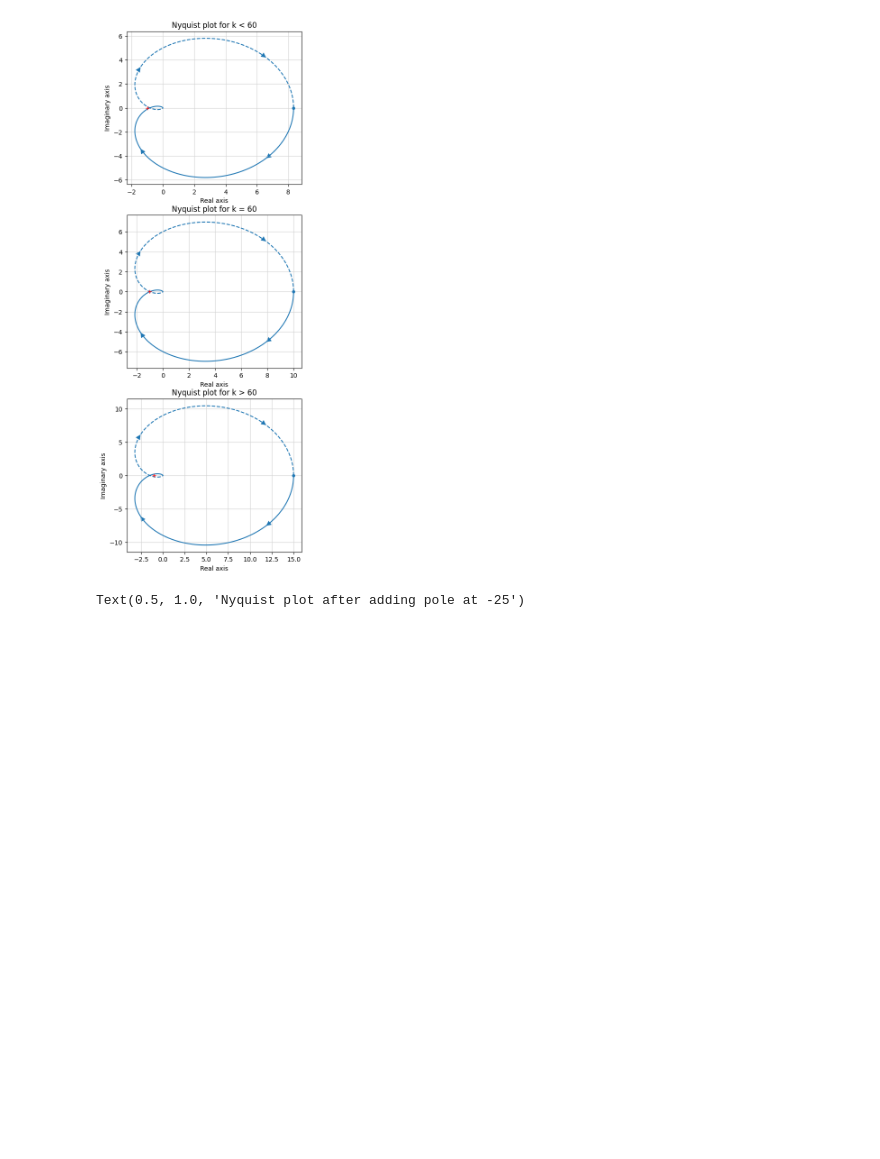
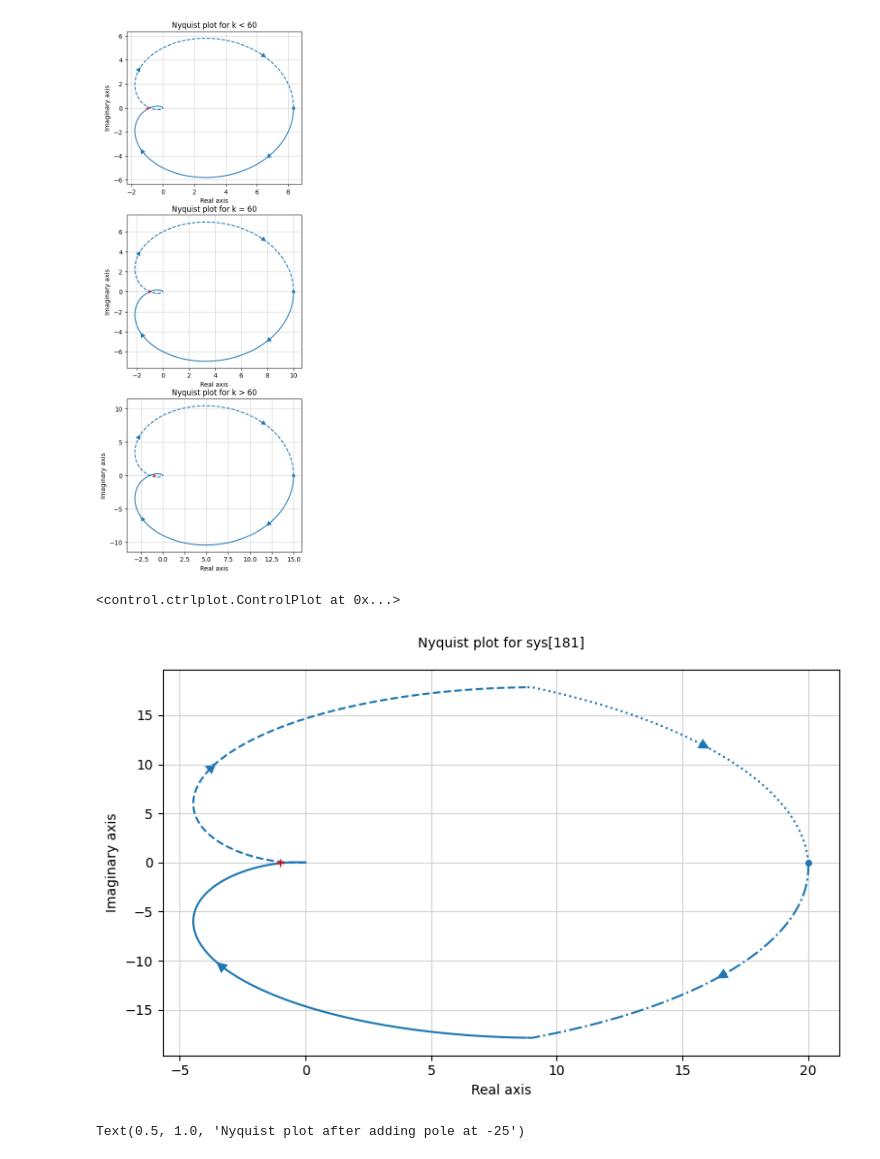
Before and after one commit to shawal-mbalire/BELE, a Jupyter notebook: bele32/control/python/7nyquist.ipynb, the cells around one changed output. Drawn from its saved outputs; the diff is of its cells as text; code cells hidden in the pictures; blank space fills up the shorter version.

```diff
--- a/bele32/control/python/7nyquist.ipynb
+++ b/bele32/control/python/7nyquist.ipynb
@@ -28,6 +28,28 @@ plt.title('Nyquist plot for k > 60')
 # %% [output]
 Text(0.5, 1.0, 'Nyquist plot for k > 60')
 [figure]
+# %%
+plt.figure(figsize=(15, 5))
+
+G = control.zpk([-8], [-1, -2, -3], 20)
+plt.subplot(1, 2, 1)
+control.nyquist_plot(G)
+# plt.legend(["compensated with zero at -8"])
+
+
+# G = control.zpk([], [-1, -2, -3], 50)
+# plt.subplot(1, 2, 2)
+# control.nyquist_plot(G)
+# # plt.legend(["Uncompensated"])
+
+# G = control.zpk([], [-1, -2, -3,-8], 50)
+# plt.subplot(2, 2, 1)
+# control.nyquist_plot(G)
+# # plt.legend(["zero","none","compensated with pole at -8"])
+# plt.show()
+# %% [output]
+<control.ctrlplot.ControlPlot at 0x...>
+[figure, added]
 # %%
 plt.figure(figsize=(15, 5))
 
```
